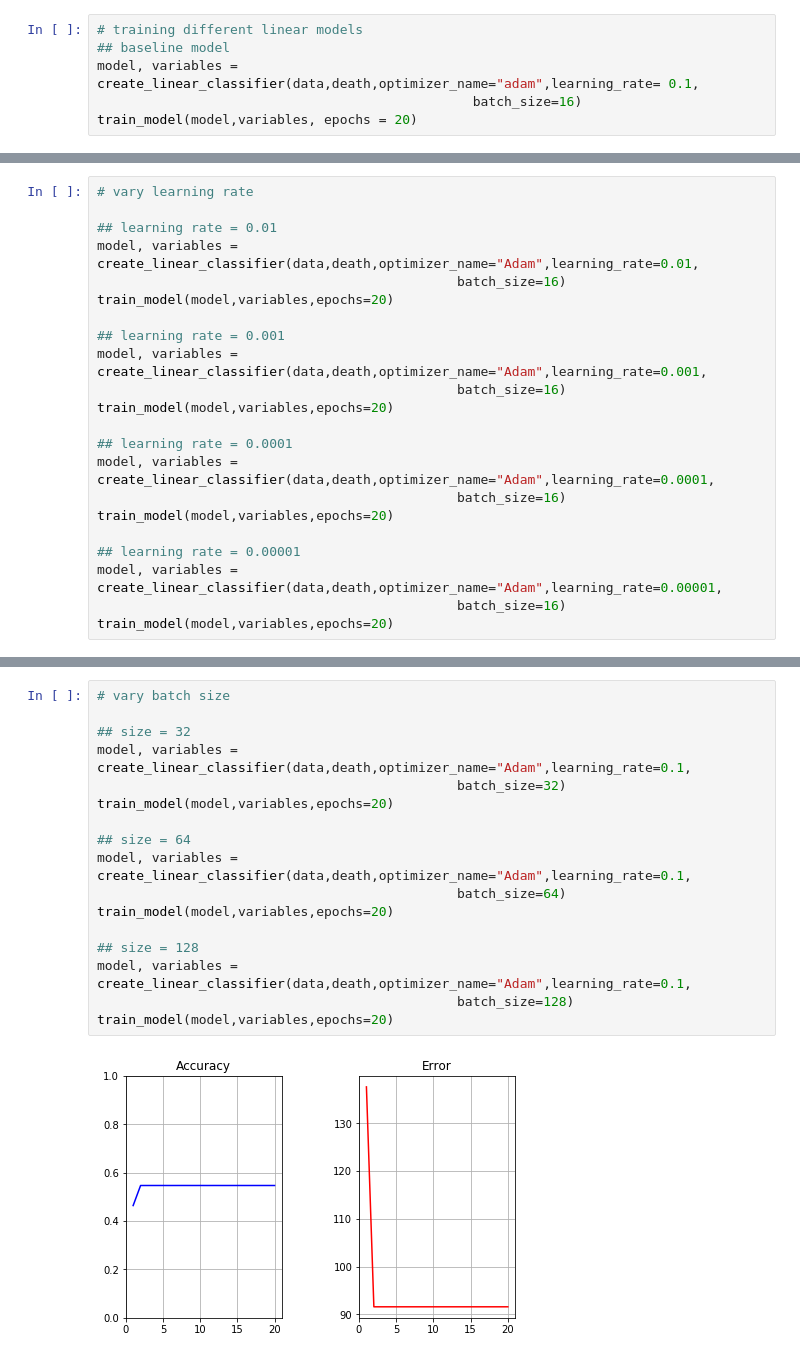
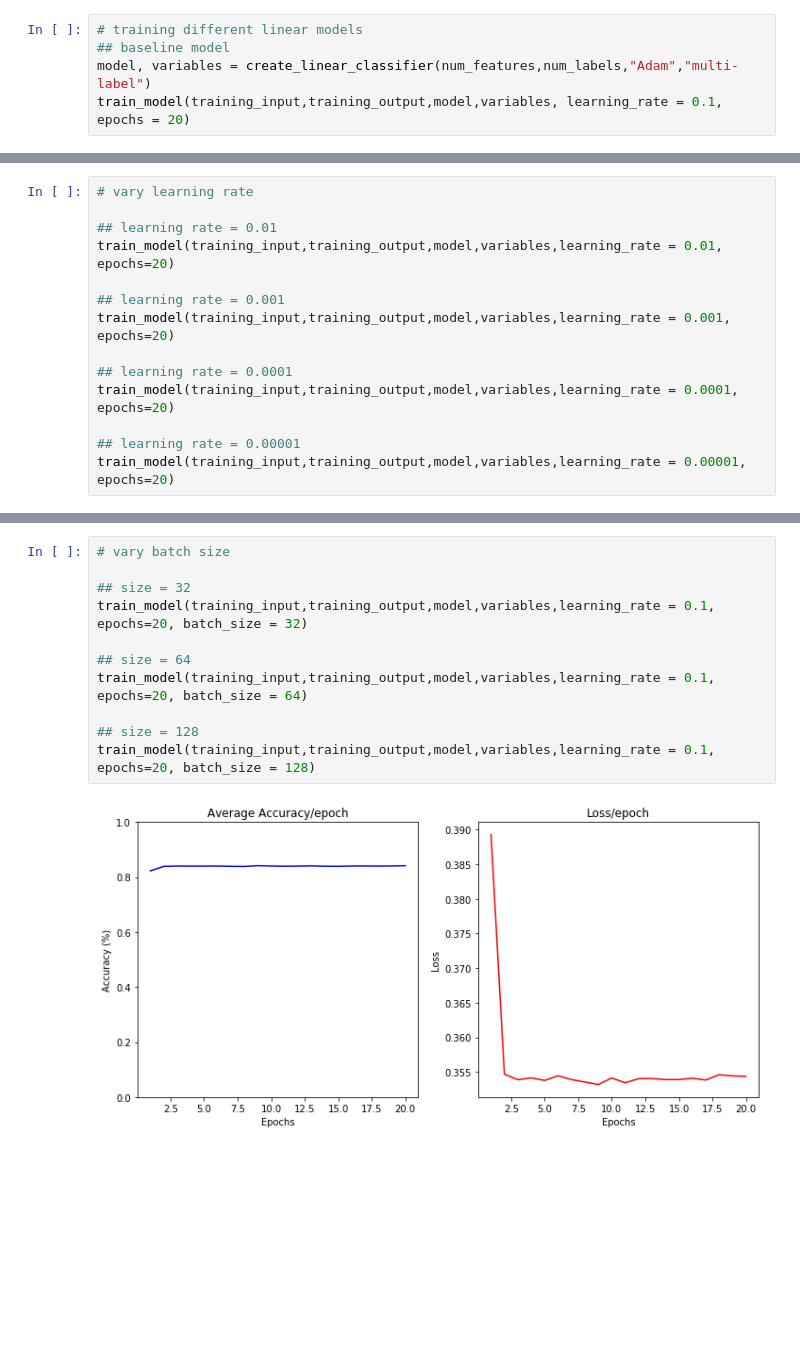
Before and after one commit to noushinquazi/Accidental-Death-ML, a Jupyter notebook: linear_training.ipynb, the cells around one changed output, grey strips where cells are left out. Cells and saved outputs as stored; diff of their text form; blank space fills up the shorter version.

```diff
--- a/linear_training.ipynb
+++ b/linear_training.ipynb
@@ -4,7 +8,6 @@
 # %%
 # training different linear models
 ## baseline model
-model, variables = create_linear_classifier(data,death,optimizer_name="adam",learning_rate= 0.1,
-                                                batch_size=16)
-train_model(model,variables, epochs = 20)
+model, variables = create_linear_classifier(num_features,num_labels,"Adam","multi-label")
+train_model(training_input,training_output,model,variables, learning_rate = 0.1, epochs = 20)
 # %% [output]
@@ -13,22 +16,14 @@ train_model(model,variables, epochs = 20)
 # vary learning rate
 
 ## learning rate = 0.01
-model, variables = create_linear_classifier(data,death,optimizer_name="Adam",learning_rate=0.01,
-                                              batch_size=16)
-train_model(model,variables,epochs=20)
+train_model(training_input,training_output,model,variables,learning_rate = 0.01, epochs=20)
 
 ## learning rate = 0.001
-model, variables = create_linear_classifier(data,death,optimizer_name="Adam",learning_rate=0.001,
-                                              batch_size=16)
-train_model(model,variables,epochs=20)
+train_model(training_input,training_output,model,variables,learning_rate = 0.001, epochs=20)
 
 ## learning rate = 0.0001
-model, variables = create_linear_classifier(data,death,optimizer_name="Adam",learning_rate=0.0001,
-                                              batch_size=16)
-train_model(model,variables,epochs=20)
+train_model(training_input,training_output,model,variables,learning_rate = 0.0001, epochs=20)
 
 ## learning rate = 0.00001
-model, variables = create_linear_classifier(data,death,optimizer_name="Adam",learning_rate=0.00001,
-                                              batch_size=16)
-train_model(model,variables,epochs=20)
+train_model(training_input,training_output,model,variables,learning_rate = 0.00001, epochs=20)
 # %% [output]
@@ -39,19 +34,13 @@ train_model(model,variables,epochs=20)
 # %%
 # vary batch size
 
 ## size = 32
-model, variables = create_linear_classifier(data,death,optimizer_name="Adam",learning_rate=0.1,
-                                              batch_size=32)
-train_model(model,variables,epochs=20)
+train_model(training_input,training_output,model,variables,learning_rate = 0.1, epochs=20, batch_size = 32)
 
 ## size = 64
-model, variables = create_linear_classifier(data,death,optimizer_name="Adam",learning_rate=0.1,
-                                              batch_size=64)
-train_model(model,variables,epochs=20)
+train_model(training_input,training_output,model,variables,learning_rate = 0.1, epochs=20, batch_size = 64)
 
 ## size = 128
-model, variables = create_linear_classifier(data,death,optimizer_name="Adam",learning_rate=0.1,
-                                              batch_size=128)
-train_model(model,variables,epochs=20)
+train_model(training_input,training_output,model,variables,learning_rate = 0.1, epochs=20, batch_size = 128)
 # %% [output]
-[figure, old version]
+[figure, new version]
```
Also changed, not shown: parts of 16 cells of this notebook, 5 other files.
